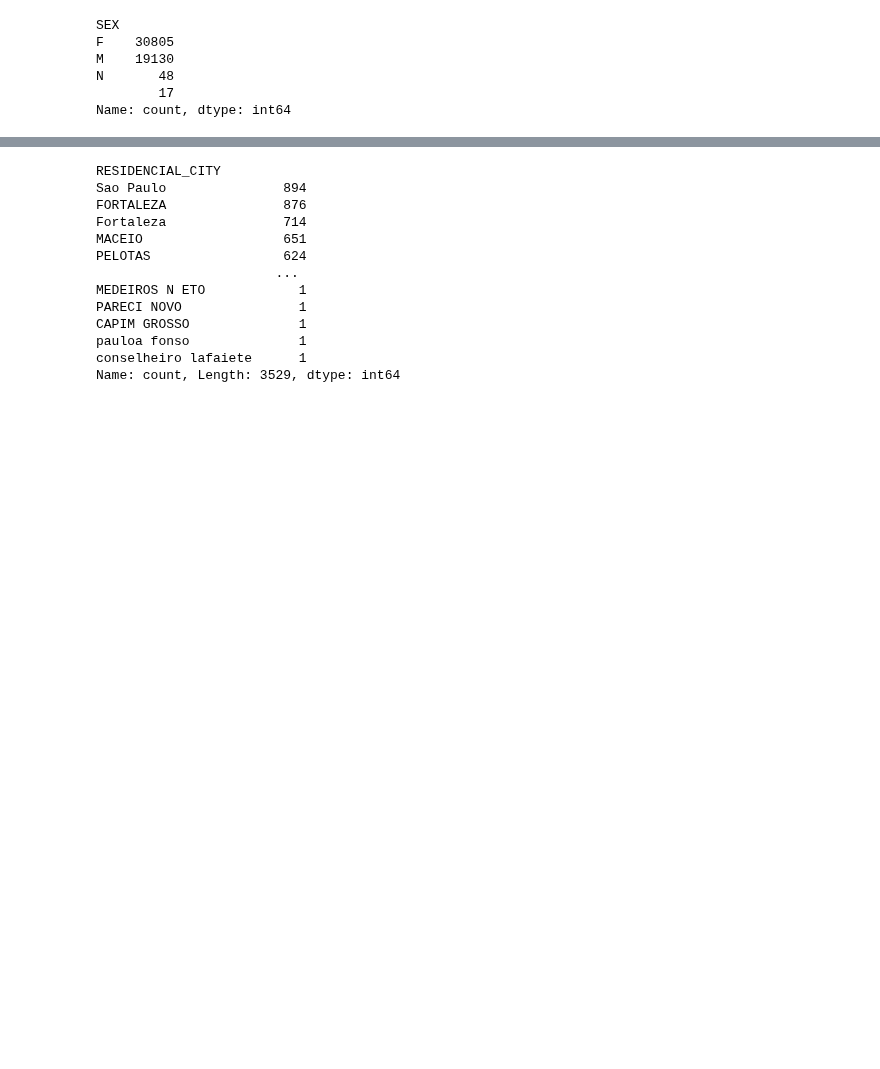
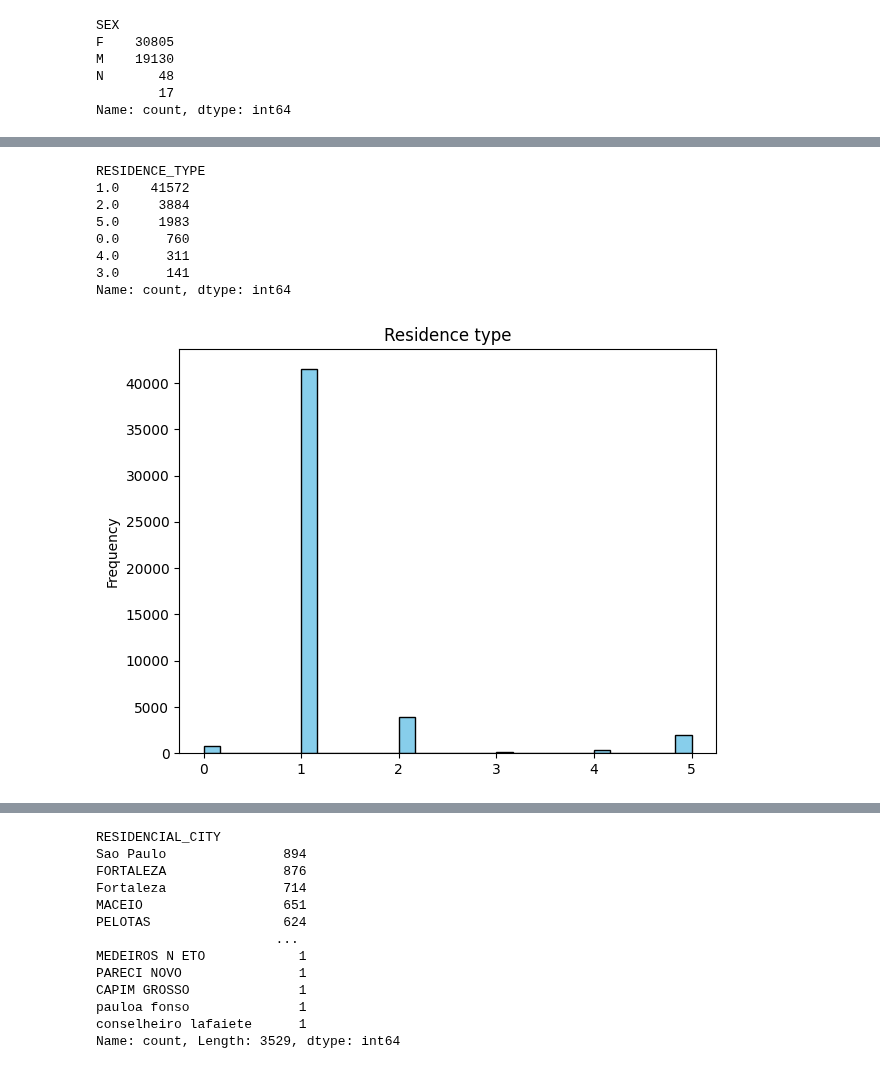
Before and after one commit to nogibjj/ZT-UDS, a Jupyter notebook: exercise_interpretable.ipynb, the cells around one changed output, grey strips where cells are left out. Cells and saved outputs as stored; diff of their text form; code cells hidden in the pictures; blank space fills up the shorter version.

```diff
--- a/exercise_interpretable.ipynb
+++ b/exercise_interpretable.ipynb
@@ -370,0 +338,21 @@ Name: count, dtype: int64
+# %%
+print(df_selected["RESIDENCE_TYPE"].value_counts())
+
+
+fig, ax = plt.subplots()
+ax.hist(df_selected['RESIDENCE_TYPE'], bins=30, color='skyblue', edgecolor='black')
+ax.set_title('Residence type')
+ax.set_ylabel('Frequency')
+
+plt.tight_layout()
+plt.show()
+# %% [output]
+RESIDENCE_TYPE
+1.0    41572
+2.0     3884
+5.0     1983
+0.0      760
+4.0      311
+3.0      141
+Name: count, dtype: int64
+[figure, added]
```
Also changed, not shown: parts of 13 cells of this notebook.
